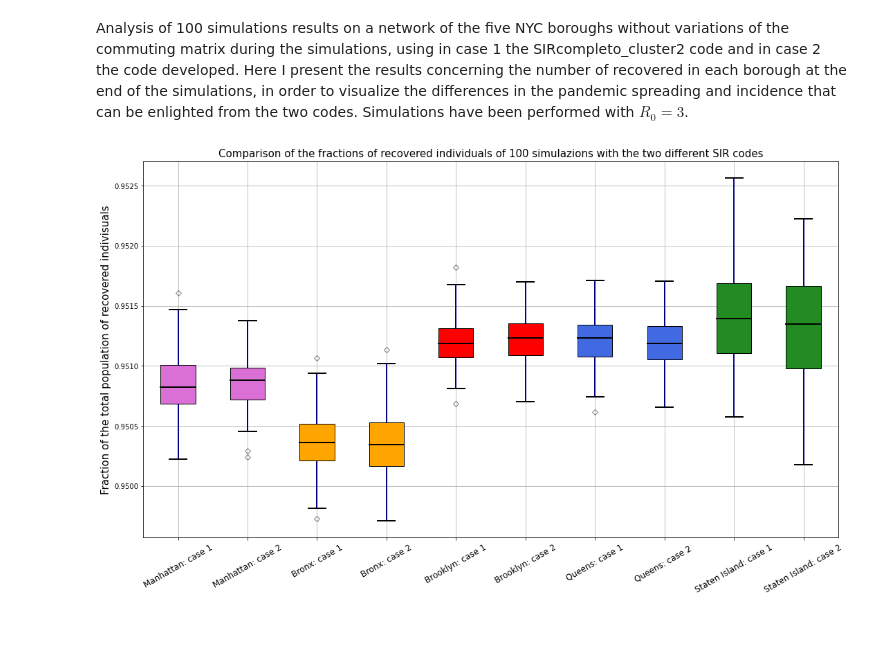
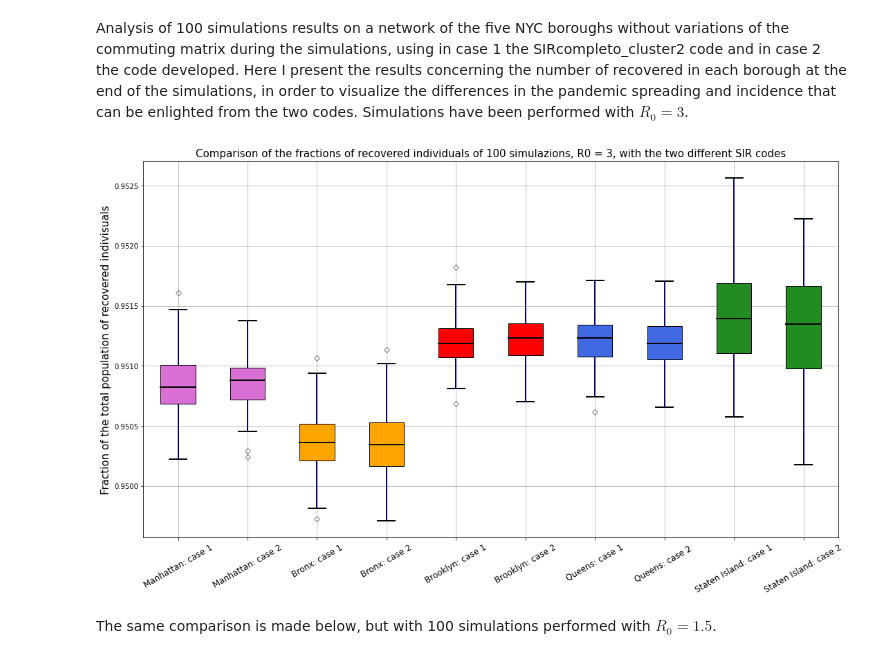
Before and after one commit to ClaudiaDeceglie/Thesis_NYC_covid19, a Jupyter notebook: Modello_mobility5_var_commuting/Analysis/Analysis of 5x5 network without commuting variations.ipynb, the cells around one changed output. Saved outputs shown, nothing was run; the diff lists cells and outputs as text; code cells hidden in the pictures; blank space fills up the shorter version.

```diff
--- a/Modello_mobility5_var_commuting/Analysis/Analysis of 5x5 network without commuting variations.ipynb
+++ b/Modello_mobility5_var_commuting/Analysis/Analysis of 5x5 network without commuting variations.ipynb
@@ -40,28 +40,30 @@ data = [ df_base['Manhattan'],df_nomobility['Manhattan'], df_base['Bronx'], df_n
 # %%
 fig = plt.figure(1, figsize = (18, 10))
 ax = fig.add_subplot(111)
 bp = ax.boxplot(data, patch_artist = True, vert = 1)
 
 colors = ['orchid', 'orchid', 'orange', 'orange','red', 'red', 'royalblue', 'royalblue', 'forestgreen', 'forestgreen']
 
 for patch, color in zip(bp['boxes'], colors):
     patch.set_facecolor(color);
 
 for whisker in bp['whiskers']:
     whisker.set(color ='navy', linewidth = 2)
 
 for cap in bp['caps']:
     cap.set(color ='black', linewidth = 2)
 
 for median in bp['medians']:
     median.set(color ='black',linewidth = 2)
 
 for flier in bp['fliers']:
     flier.set(marker ='D', color ='black', alpha = 0.5)
 
 ax.set_xticklabels(['Manhattan: case 1', 'Manhattan: case 2', 'Bronx: case 1', 'Bronx: case 2', 'Brooklyn: case 1','Brooklyn: case 2', 'Queens: case 1', 'Queens: case 2 ', 'Staten Island: case 1', 'Staten Island: case 2'], rotation = 30, fontsize = 12)
 ax.set_ylabel('Fraction of the total population of recovered indivisuals', fontsize = 15)
-plt.title("Comparison of the fractions of recovered individuals of 100 simulazions with the two different SIR codes", fontsize = 15)
+plt.title("Comparison of the fractions of recovered individuals of 100 simulazions, R0 = 3, with the two different SIR codes", fontsize = 15)
 plt.grid()
 # %% [output]
-[figure, old version]
+[figure, new version]
+# %% [markdown]
+The same comparison is made below, but with 100 simulations performed with $R_0 = 1.5$.
```
Also changed, not shown: parts of 2 cells of this notebook.
